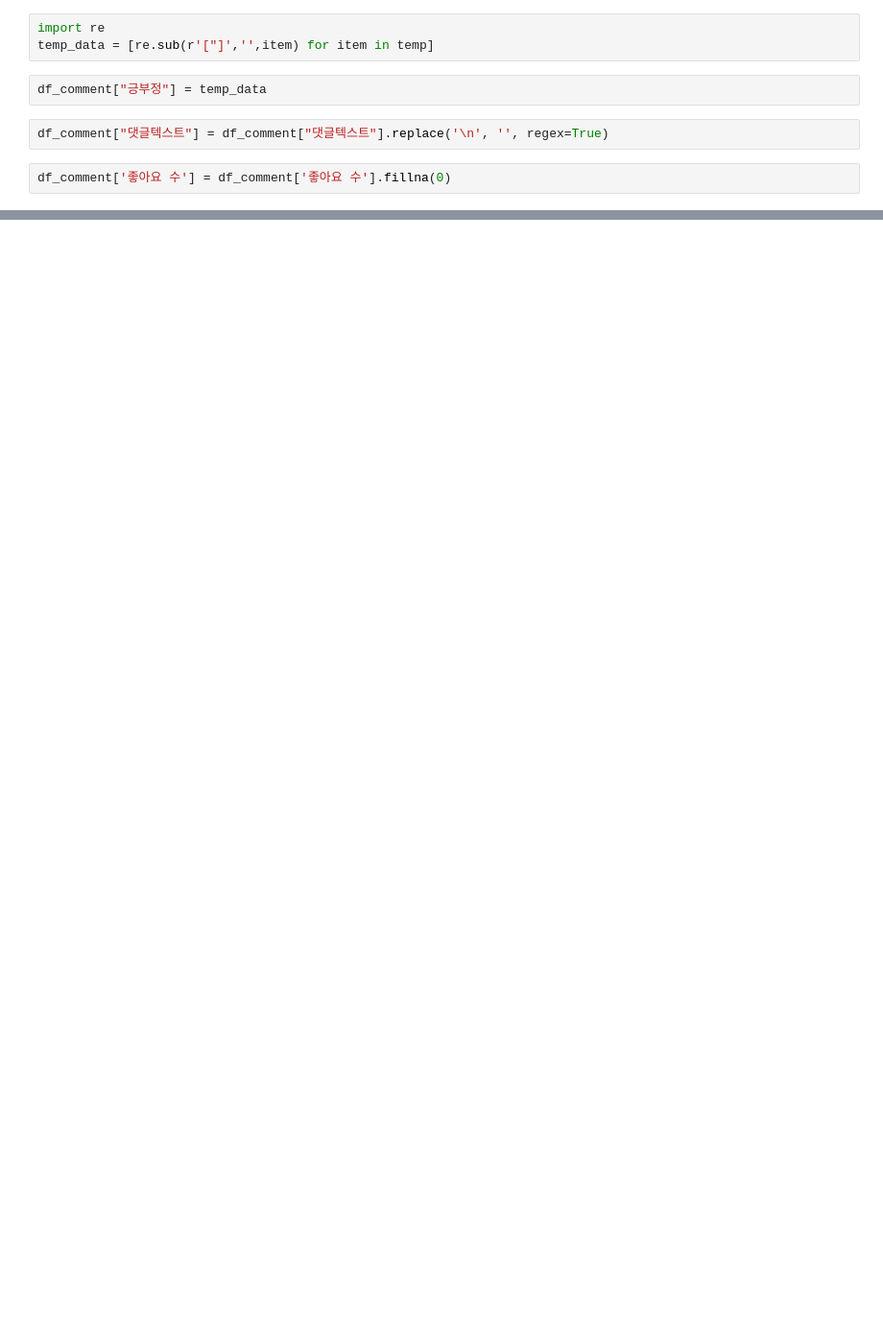
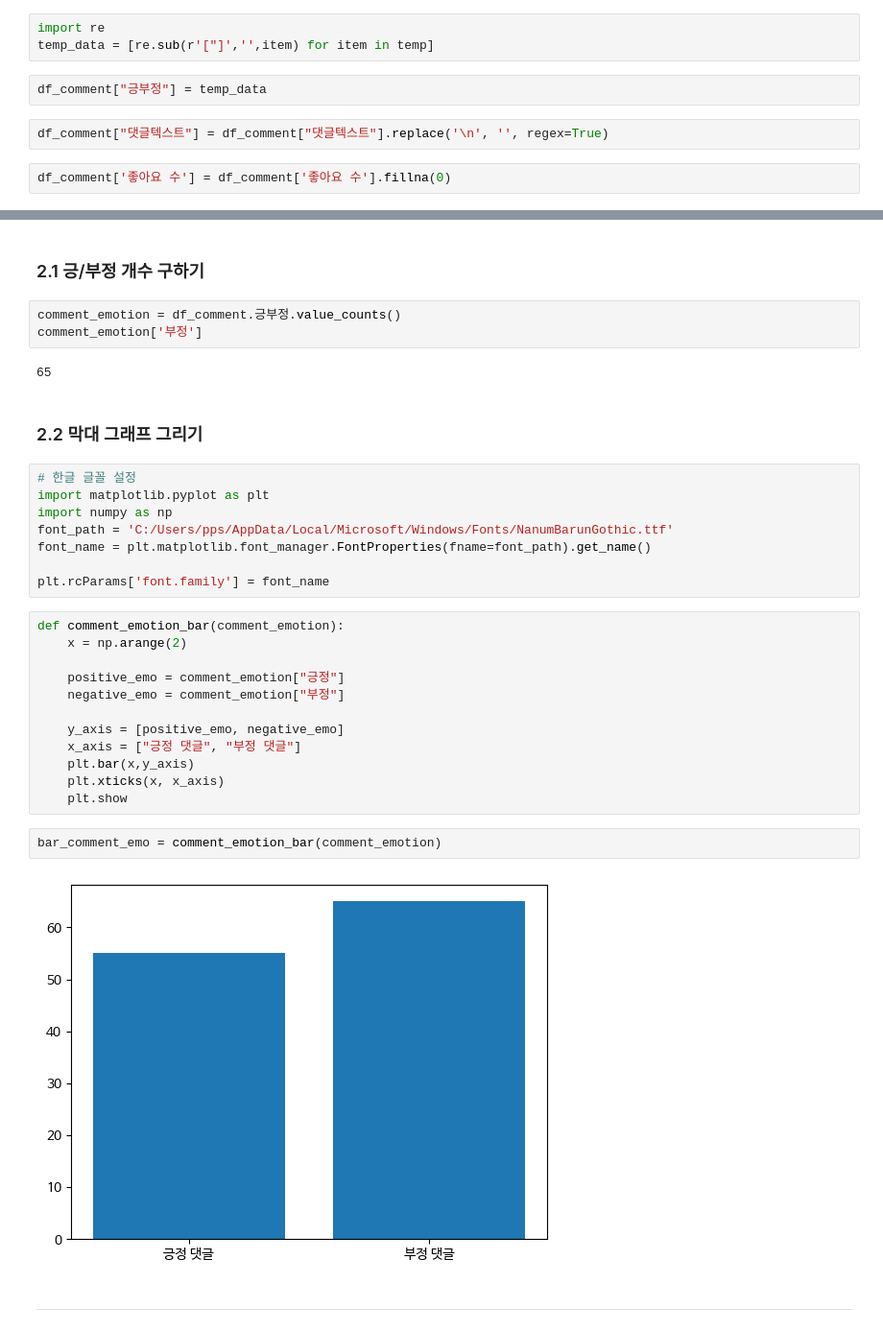
Before and after one commit to baedori99/TIL, a Jupyter notebook: Study_API/study_chat_open_api_langchain.ipynb, the cells around one changed output, grey strips where cells are left out. Shown at 96% size. Drawn from its saved outputs; the diff is of its cells as text; blank space fills up the shorter version.

```diff
--- a/Study_API/study_chat_open_api_langchain.ipynb
+++ b/Study_API/study_chat_open_api_langchain.ipynb
@@ -99,0 +127,35 @@ df_comment['좋아요 수'] = df_comment['좋아요 수'].fillna(0)
+# %% [markdown]
+### 2.1 긍/부정 개수 구하기
+# %%
+comment_emotion = df_comment.긍부정.value_counts()
+comment_emotion['부정']
+# %% [output]
+65
+# %% [markdown]
+### 2.2 막대 그래프 그리기
+# %%
+# 한글 글꼴 설정
+import matplotlib.pyplot as plt
+import numpy as np
+font_path = 'C:/Users/pps/AppData/Local/Microsoft/Windows/Fonts/NanumBarunGothic.ttf'
+font_name = plt.matplotlib.font_manager.FontProperties(fname=font_path).get_name()
+
+plt.rcParams['font.family'] = font_name
+# %%
+def comment_emotion_bar(comment_emotion):
+    x = np.arange(2)
+
+    positive_emo = comment_emotion["긍정"]
+    negative_emo = comment_emotion["부정"]
+
+    y_axis = [positive_emo, negative_emo]
+    x_axis = ["긍정 댓글", "부정 댓글"]
+    plt.bar(x,y_axis)
+    plt.xticks(x, x_axis)
+    plt.show
+# %%
+bar_comment_emo = comment_emotion_bar(comment_emotion)
+# %% [output]
+[figure, added]
+# %% [markdown]
+---
```
Also changed, not shown: parts of 77 cells of this notebook, 3 other files.
